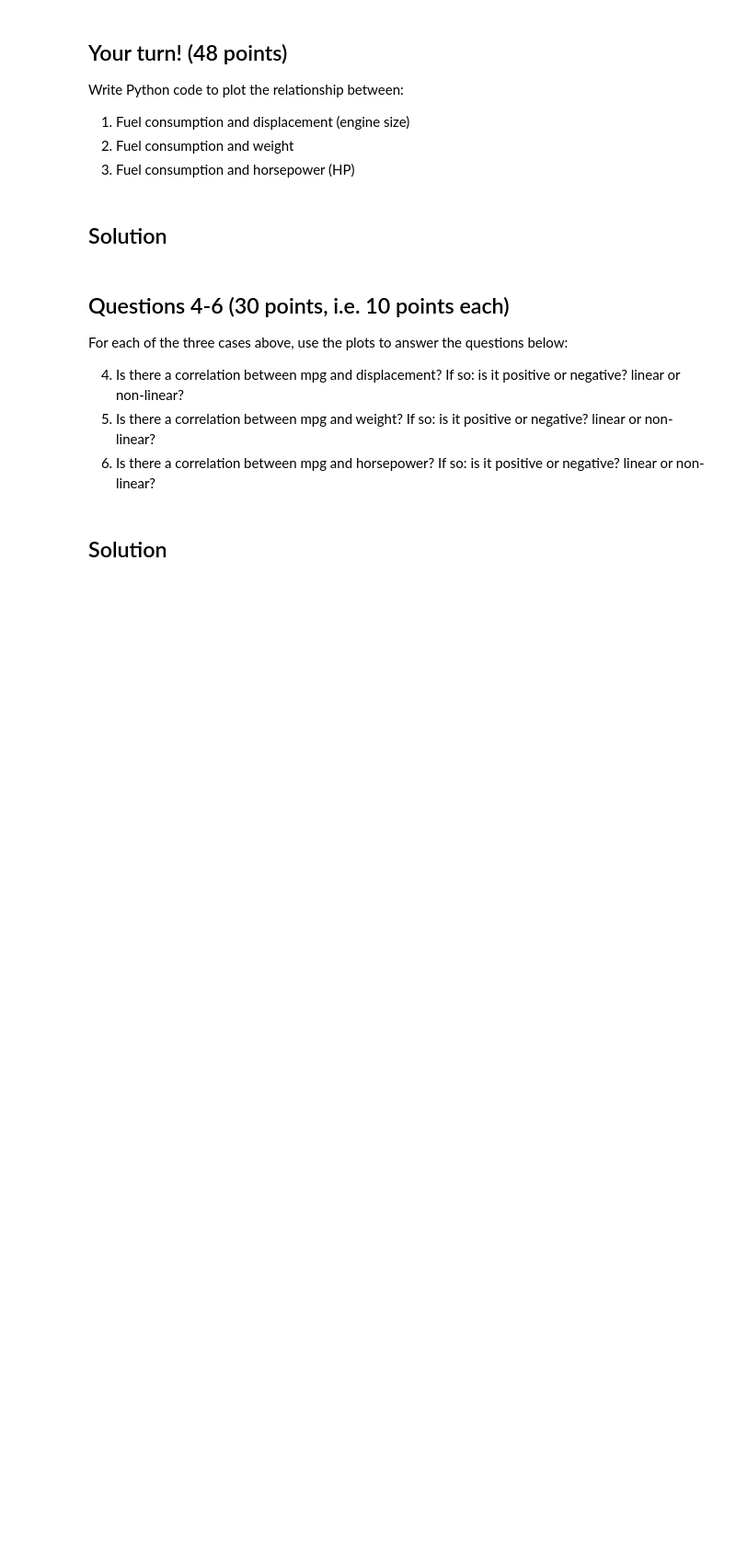
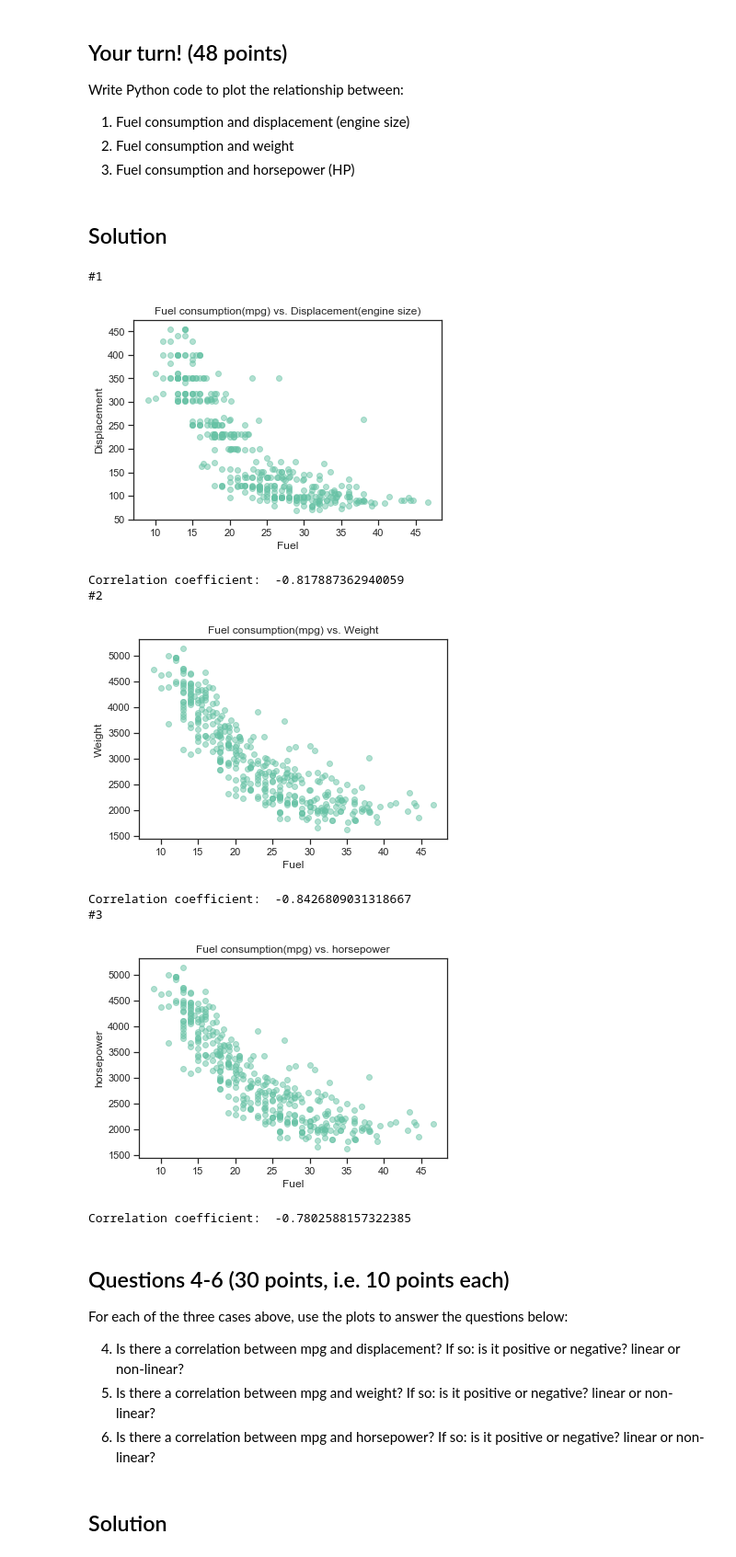
Before and after one commit to AdamCorbinFAUPhD/CAP5768-Intro-to-Data-Science, a Jupyter notebook: assignment_1/CAP5768_Assignment1_Corbin_Adam.ipynb, the cells around one changed output. Shown at 92% size. Drawn from its saved outputs; the diff is of its cells as text; code cells hidden in the pictures; blank space fills up the shorter version.

Commit message:
Starting the Fuel example for question 3 & 4

```diff
--- a/assignment_1/CAP5768_Assignment1_Corbin_Adam.ipynb
+++ b/assignment_1/CAP5768_Assignment1_Corbin_Adam.ipynb
@@ -623,3 +668,44 @@ Write Python code to plot the relationship between:
+# %%
+fuel_data = data["mpg"]
+print("#1")
+displacement_data = data["displacement"]
+plt.title('Fuel consumption(mpg) vs. Displacement(engine size)')
+plt.xlabel('Fuel')
+plt.ylabel('Displacement');
+plt.scatter(fuel_data, displacement_data, alpha=0.5)
+plt.show()
+corr, _ = pearsonr(fuel_data,displacement_data)
+print('Correlation coefficient: ',corr)
+
+print("#2")
+weight_data = data["weight"]
+plt.title('Fuel consumption(mpg) vs. Weight')
+plt.xlabel('Fuel')
+plt.ylabel('Weight');
+plt.scatter(fuel_data, weight_data, alpha=0.5)
+plt.show()
+corr, _ = pearsonr(fuel_data,weight_data)
+print('Correlation coefficient: ',corr)
+
+print("#3")
+horsepower_data = data["horsepower"]
+plt.title('Fuel consumption(mpg) vs. horsepower')
+plt.xlabel('Fuel')
+plt.ylabel('horsepower');
+plt.scatter(fuel_data, weight_data, alpha=0.5)
+plt.show()
+corr, _ = pearsonr(fuel_data,horsepower_data)
+print('Correlation coefficient: ',corr)
+# %% [output]
+#1
+[figure, added]
+Correlation coefficient:  -0.817887362940059
+#2
+[figure, added]
+Correlation coefficient:  -0.8426809031318667
+#3
+[figure, added]
+Correlation coefficient:  -0.7802588157322385
 # %% [markdown]
 ## Questions 4-6 (30 points, i.e. 10 points each)
 
```
Also changed, not shown: parts of 5 cells of this notebook.
